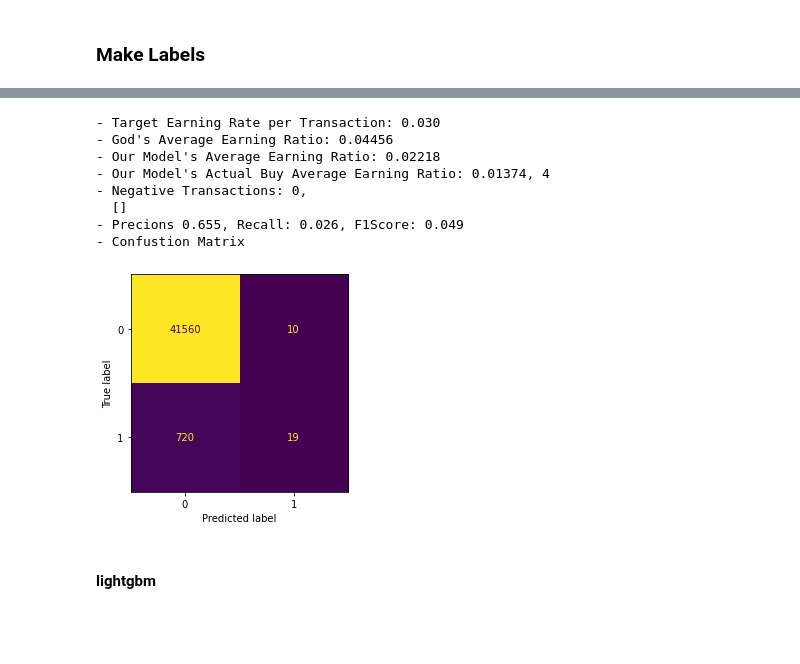
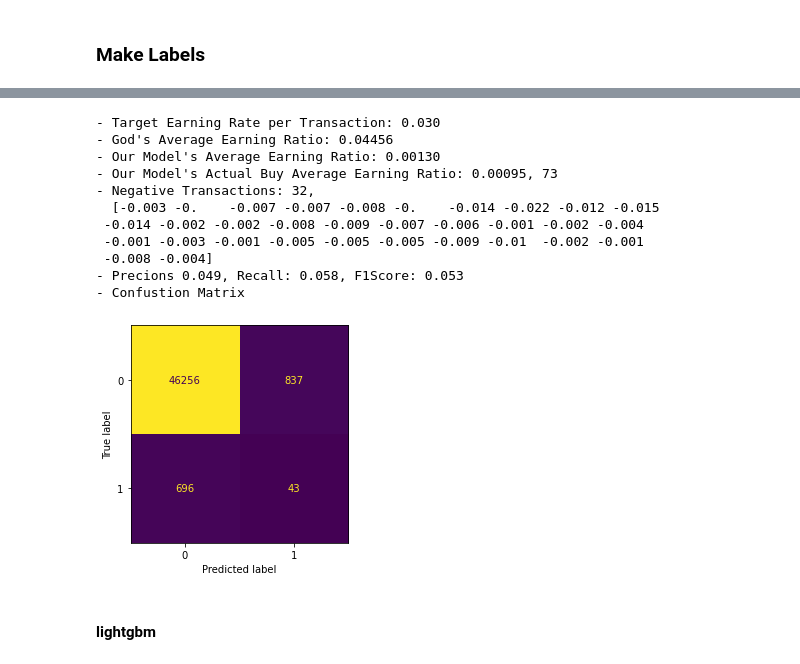
Before and after one commit to iamhyeonje/investing, a Jupyter notebook: coin_chj.ipynb, the cells around one changed output, grey strips where cells are left out. Cells and saved outputs as stored; diff of their text form; code cells hidden in the pictures; blank space fills up the shorter version.

```diff
--- a/coin_chj.ipynb
+++ b/coin_chj.ipynb
@@ -44,6 +50,9 @@ for fst, scd in zip(moving_windows[:-1], moving_windows[1:]):
     df["ma{}-ma{}".format(scd, fst)] = df["ma{}".format(scd)] = df["ma{}".format(fst)]
 # Volume Average
 df["va"], df["vva"] = feature.volume_average(df["volume"], 120)
+# Value Average
+for mw in moving_windows:
+    df["value{}".format(mw)] = feature.value_average(df["value"], mw)
 # MACD
 df["macd_short"], df["macd_long"], df["macd_signal"], df["macd"], df["macd_oscil"] = feature.moving_average_convergence_divergence(df["close"])
 # Stochastic Fast/Slow
@@ -53,6 +62,10 @@ for fv, sv in zip(stochastic_fast_windows, stochastic_slow_windows):
     df["slowd{}".format(sv)] = feature.get_stochastic_slow_d(df["slowk{}".format(sv)], sv)
 # RSI
 df["rsi"] = feature.get_rsi(df["close"])
+# OBV
+df["obv"] = feature.get_obv(df["close"], df["volume"])
+df['obv_ema']=df['obv'].ewm(com=20).mean()
+df['obv_ema']=df['obv']-df['obv_ema']
 # %% [markdown]
 ### Make Labels
 # %%
@@ -85,5 +85,35 @@ df_train = df[train_start_date:test_start_date]
 df_test = df[test_start_date:]
 df_eval = df_test[["buy", "sell_last", "sell_max", "earn_last", "earn_max", "target"]].copy()
 # %%
+selected_features = [
+                    # 'volume',
+                     'va', 'vva',
+                     'rsi',
+                     'obv', 'obv_ema',
+                     # 'ma5',
+                     'ms5',
+                     # 'upper5', 'lower5',
+                     # 'ma20',
+                     'ms20',
+                     'upper20', 'lower20',
+                     # 'ma60',
+                     'ms60',
+                     'upper60', 'lower60',
+                     # 'ma120',
+                     'ms120',
+                     'upper120', 'lower120',
+                     # 'ma200',
+                     'ms200',
+                     'upper200', 'lower200',
+                     # 'ma20-ma5', 'ma60-ma20', 'ma120-ma60', 'ma200-ma120',
+                     'value5', 'value20', 'value60', 'value120', 'value200',
+                     'macd_short', 'macd_long', 'macd_signal', 'macd', 'macd_oscil',
+                     'fastk5', 'slowk3', 'slowd3',
+                     'fastk10', 'slowk6','slowd6',
+                     'fastk20', 'slowk12', 'slowd12',
+                    ]
 X_train, y_train = df_train[selected_features], df_train["target"]
 X_test, y_test = df_test[selected_features], df_test["target"]
+
+smote = SMOTE(random_state=rs, sampling_strategy=smote_sampling_ratio)
+X_train_o, y_train_o = smote.fit_resample(X_train, y_train)
@@ -97,17 +139,23 @@ RandomForestClassifier(n_jobs=-1, oob_score=True, random_state=123456)
-# %%
-df_eval["predict"] = rf.predict(X_test.values)
-df_eval["actual_buy"] = evaluation.get_actual_buy_time(df_eval, target_window, target_earning_rate)
-evaluation.show_evaluations(df_eval, target_earning_rate)
-# %% [output]
-- Target Earning Rate per Transaction: 0.030
-- God's Average Earning Ratio: 0.04456
-- Our Model's Average Earning Ratio: 0.02218
-- Our Model's Actual Buy Average Earning Ratio: 0.01374, 4
-- Negative Transactions: 0,
-  []
-- Precions 0.655, Recall: 0.026, F1Score: 0.049
-- Confustion Matrix
-[figure, removed]
+# %%
+# RandomForest
+rf = RandomForestClassifier(n_estimators=100, oob_score=True, random_state=rs, n_jobs=-1)
+rf.fit(X_train_o.values, y_train_o)
+df_eval["predict"] = rf.predict(X_test.values)
+df_eval["actual_buy"] = evaluation.get_actual_buy_time(df_eval, target_window, target_earning_rate)
+evaluation.show_evaluations(df_eval, target_earning_rate)
+# %% [output]
+- Target Earning Rate per Transaction: 0.030
+- God's Average Earning Ratio: 0.04456
+- Our Model's Average Earning Ratio: 0.00130
+- Our Model's Actual Buy Average Earning Ratio: 0.00095, 73
+- Negative Transactions: 32,
+  [-0.003 -0.    -0.007 -0.007 -0.008 -0.    -0.014 -0.022 -0.012 -0.015
+ -0.014 -0.002 -0.002 -0.008 -0.009 -0.007 -0.006 -0.001 -0.002 -0.004
+ -0.001 -0.003 -0.001 -0.005 -0.005 -0.005 -0.009 -0.01  -0.002 -0.001
+ -0.008 -0.004]
+- Precions 0.049, Recall: 0.058, F1Score: 0.053
+- Confustion Matrix
+[figure, added]
 # %% [markdown]
 #### lightgbm
 # %%
```
Also changed, not shown: parts of 22 cells of this notebook, 2 other files.
